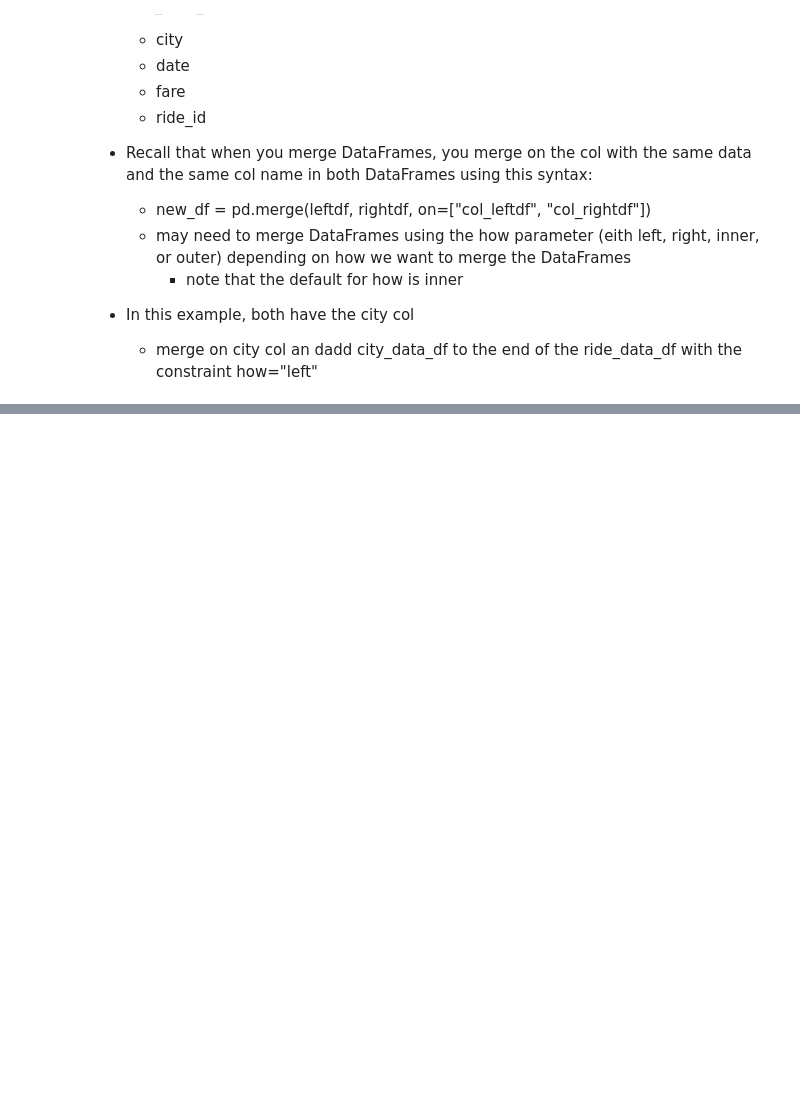
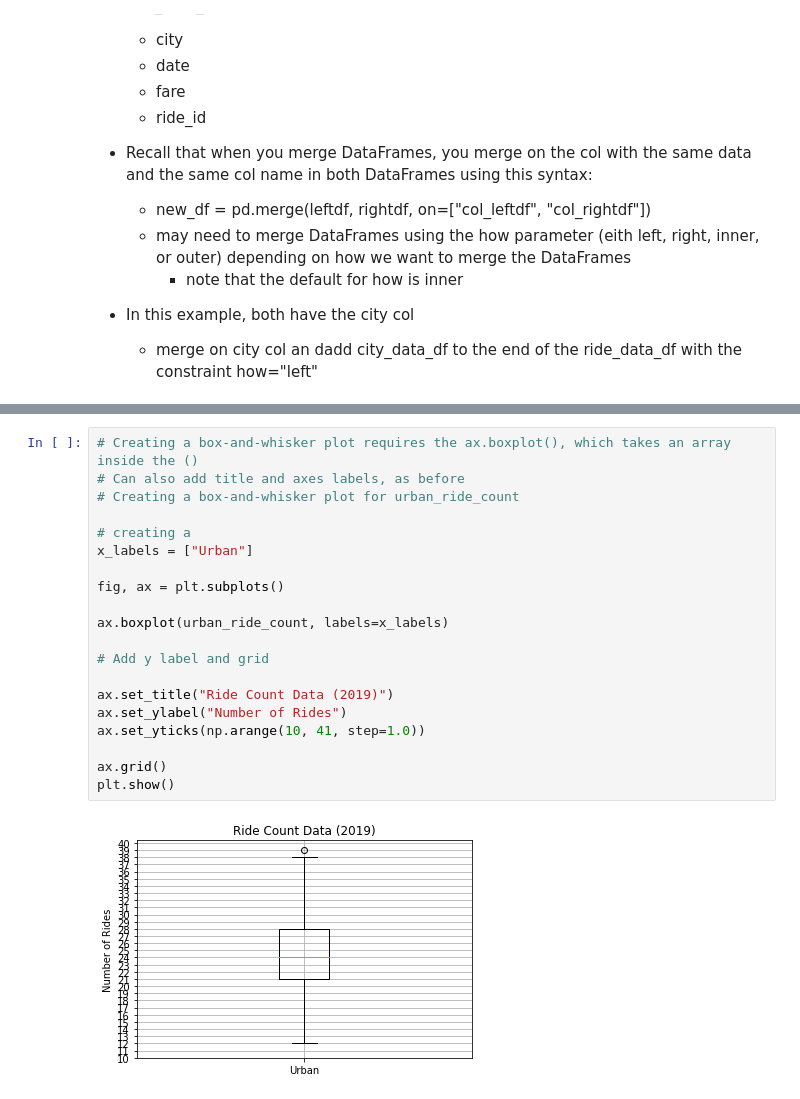
Before and after one commit to jwcomp4/PyBer_Analysis, a Jupyter notebook: PyBer.ipynb, the cells around one changed output, grey strips where cells are left out. Cells and saved outputs as stored; diff of their text form; blank space fills up the shorter version.

Commit message:
Stats and box plots for drivers, fare, type, count

```diff
--- a/PyBer.ipynb
+++ b/PyBer.ipynb
@@ -443,0 +721,22 @@ plt.show()
+# %%
+# Creating a box-and-whisker plot requires the ax.boxplot(), which takes an array inside the ()
+# Can also add title and axes labels, as before
+# Creating a box-and-whisker plot for urban_ride_count
+
+# creating a
+x_labels = ["Urban"]
+
+fig, ax = plt.subplots()
+
+ax.boxplot(urban_ride_count, labels=x_labels)
+
+# Add y label and grid
+
+ax.set_title("Ride Count Data (2019)")
+ax.set_ylabel("Number of Rides")
+ax.set_yticks(np.arange(10, 41, step=1.0))
+
+ax.grid()
+plt.show()
+# %% [output]
+[figure, added]
```
Also changed, not shown: parts of 65 cells of this notebook.
